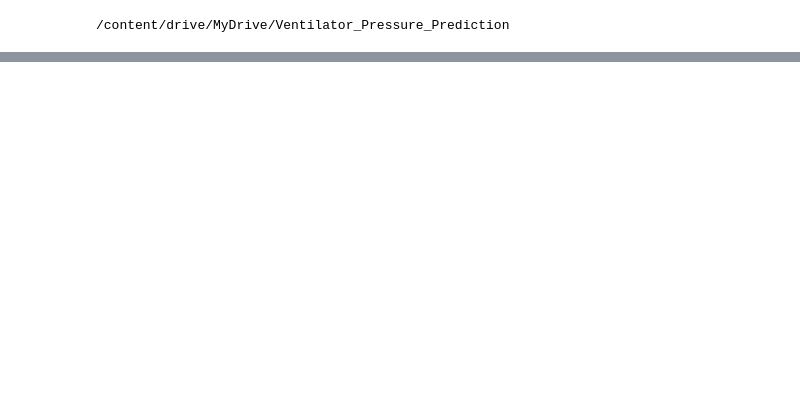
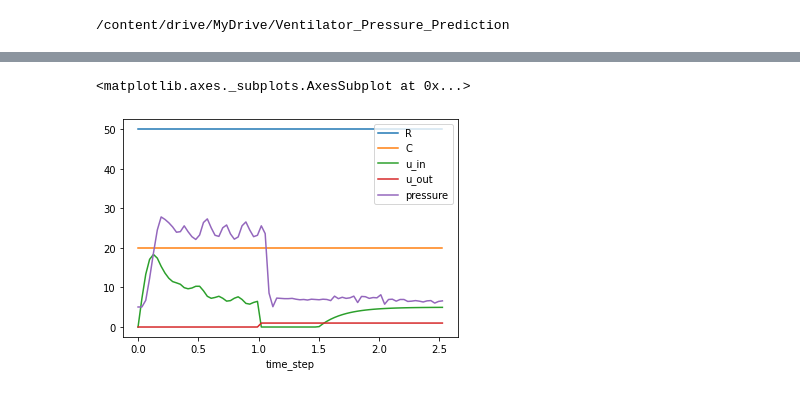
Before and after one commit to K-107/Ventilator_Pressure_Prediction, a Jupyter notebook: test_1.ipynb, the cells around one changed output, grey strips where cells are left out. Saved outputs shown, nothing was run; the diff lists cells and outputs as text; code cells hidden in the pictures; blank space fills up the shorter version.

```diff
--- a/test_1.ipynb
+++ b/test_1.ipynb
@@ -166,0 +202,5 @@ xte=StandardScaler().fit_transform(test_df.drop(['R','C','id'],axis=1))
+# %%
+train[train["breath_id"]==3].plot.line(x='time_step', y=chosen_columns)
+# %% [output]
+<matplotlib.axes._subplots.AxesSubplot at 0x...>
+[figure, added]
```
Also changed, not shown: parts of 65 cells of this notebook.
